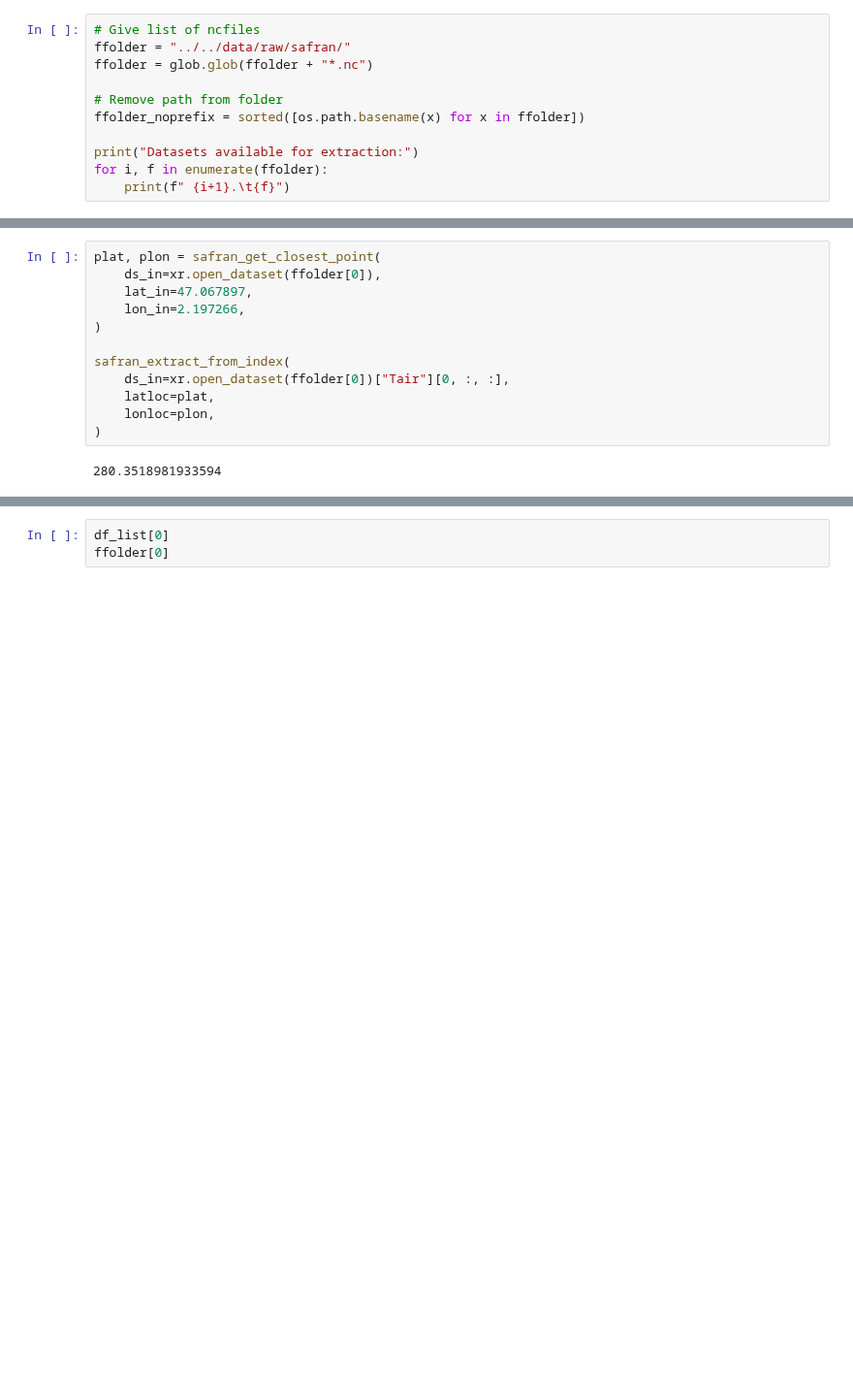
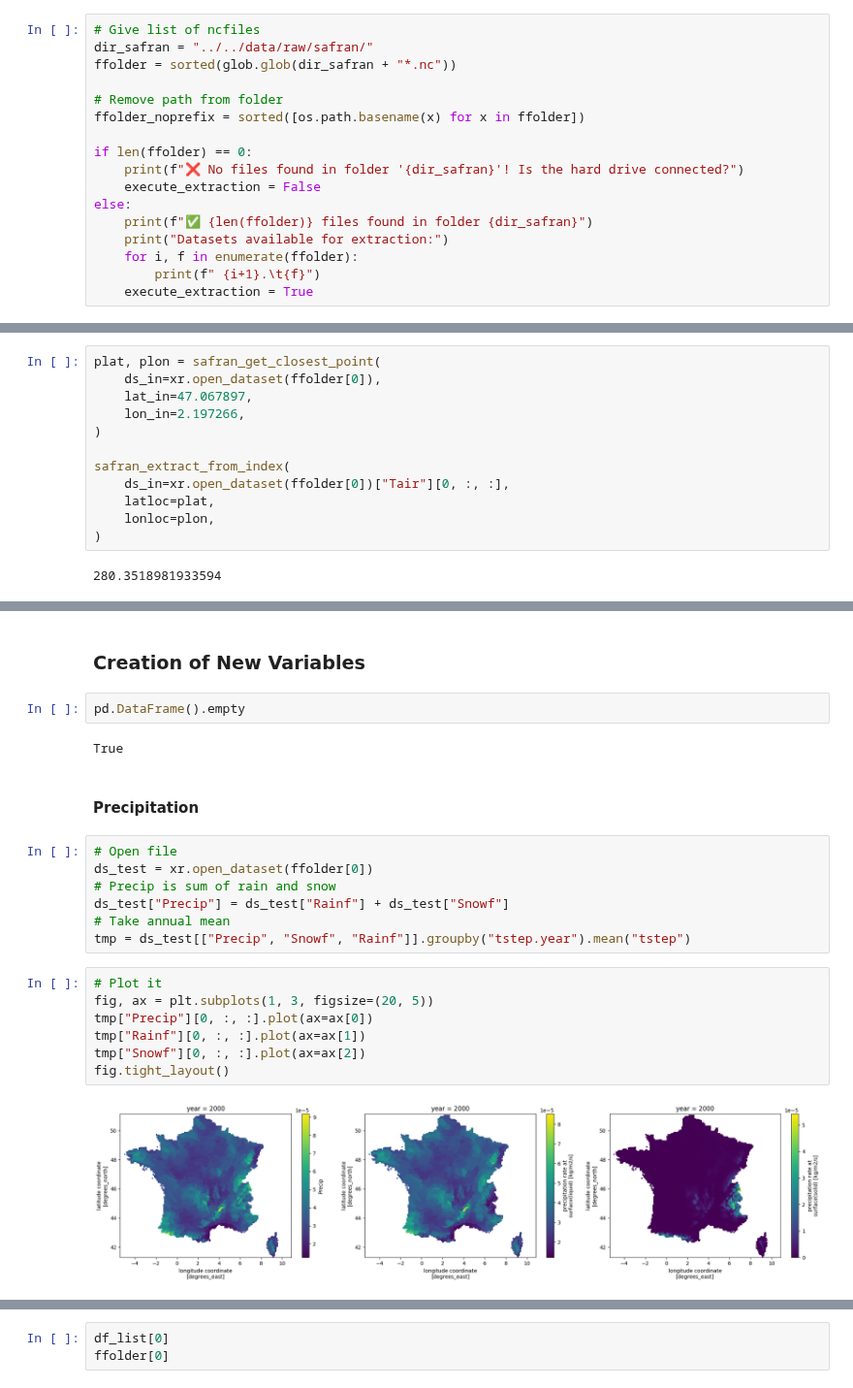
Before and after one commit to padasch/ifn_analysis, a Jupyter notebook: python/03_process_france_data/40_extract_safran_data.ipynb, the cells around one changed output, grey strips where cells are left out. Shown at 97% size. Drawn from its saved outputs; the diff is of its cells as text; blank space fills up the shorter version.

```diff
--- a/python/03_process_france_data/40_extract_safran_data.ipynb
+++ b/python/03_process_france_data/40_extract_safran_data.ipynb
@@ -37,12 +49,18 @@ from gee_data_wrangling import *
 # %%
 # Give list of ncfiles
-ffolder = "../../data/raw/safran/"
-ffolder = glob.glob(ffolder + "*.nc")
+dir_safran = "../../data/raw/safran/"
+ffolder = sorted(glob.glob(dir_safran + "*.nc"))
 
 # Remove path from folder
 ffolder_noprefix = sorted([os.path.basename(x) for x in ffolder])
 
-print("Datasets available for extraction:")
-for i, f in enumerate(ffolder):
-    print(f" {i+1}.\t{f}")
+if len(ffolder) == 0:
+    print(f"❌ No files found in folder '{dir_safran}'! Is the hard drive connected?")
+    execute_extraction = False
+else:
+    print(f"✅ {len(ffolder)} files found in folder {dir_safran}")
+    print("Datasets available for extraction:")
+    for i, f in enumerate(ffolder):
+        print(f" {i+1}.\t{f}")
+    execute_extraction = True
 # %% [output]
@@ -91,0 +454,24 @@ np.datetime64("2019-01-01T00:00:00.000000000").astype("datetime64[Y]").astype(in
+# %% [markdown]
+### Creation of New Variables
+# %%
+pd.DataFrame().empty
+# %% [output]
+True
+# %% [markdown]
+#### Precipitation
+# %%
+# Open file
+ds_test = xr.open_dataset(ffolder[0])
+# Precip is sum of rain and snow
+ds_test["Precip"] = ds_test["Rainf"] + ds_test["Snowf"]
+# Take annual mean
+tmp = ds_test[["Precip", "Snowf", "Rainf"]].groupby("tstep.year").mean("tstep")
+# %%
+# Plot it
+fig, ax = plt.subplots(1, 3, figsize=(20, 5))
+tmp["Precip"][0, :, :].plot(ax=ax[0])
+tmp["Rainf"][0, :, :].plot(ax=ax[1])
+tmp["Snowf"][0, :, :].plot(ax=ax[2])
+fig.tight_layout()
+# %% [output]
+[figure, added]
```
Also changed, not shown: parts of 53 cells of this notebook, 50 other files.
